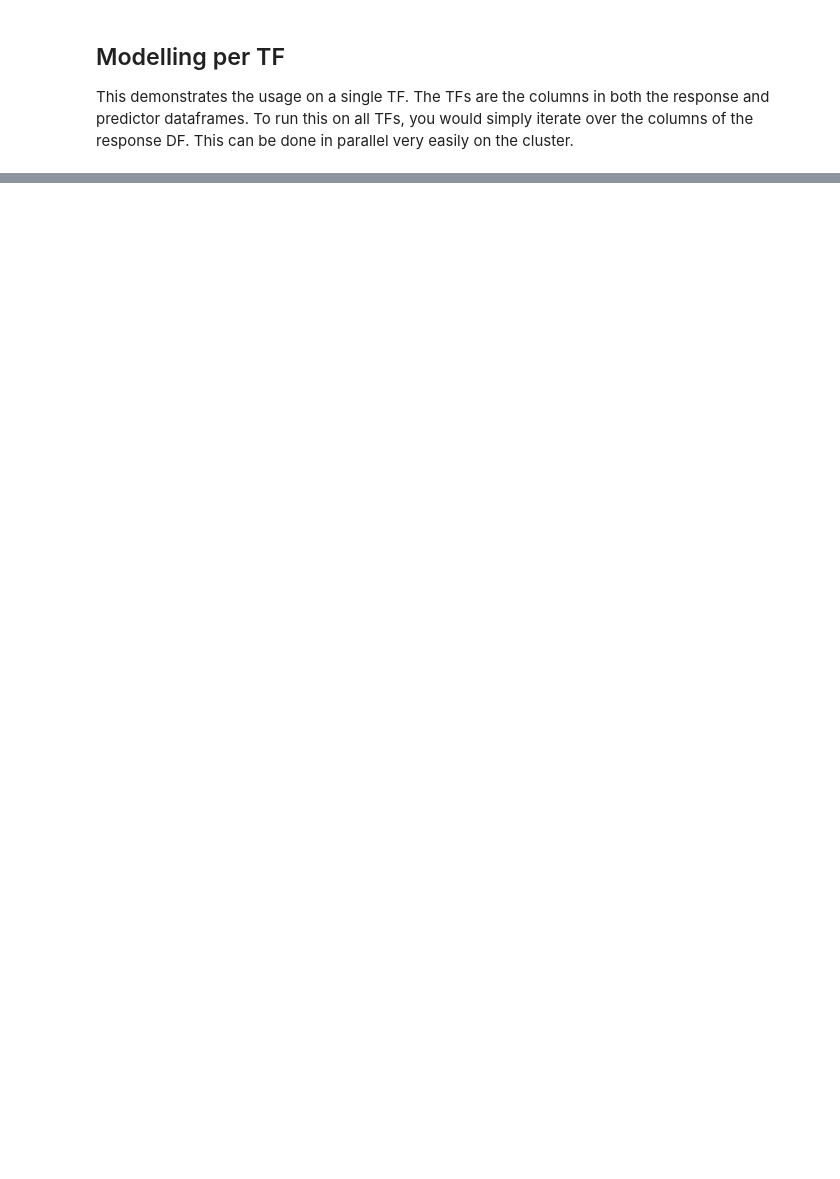
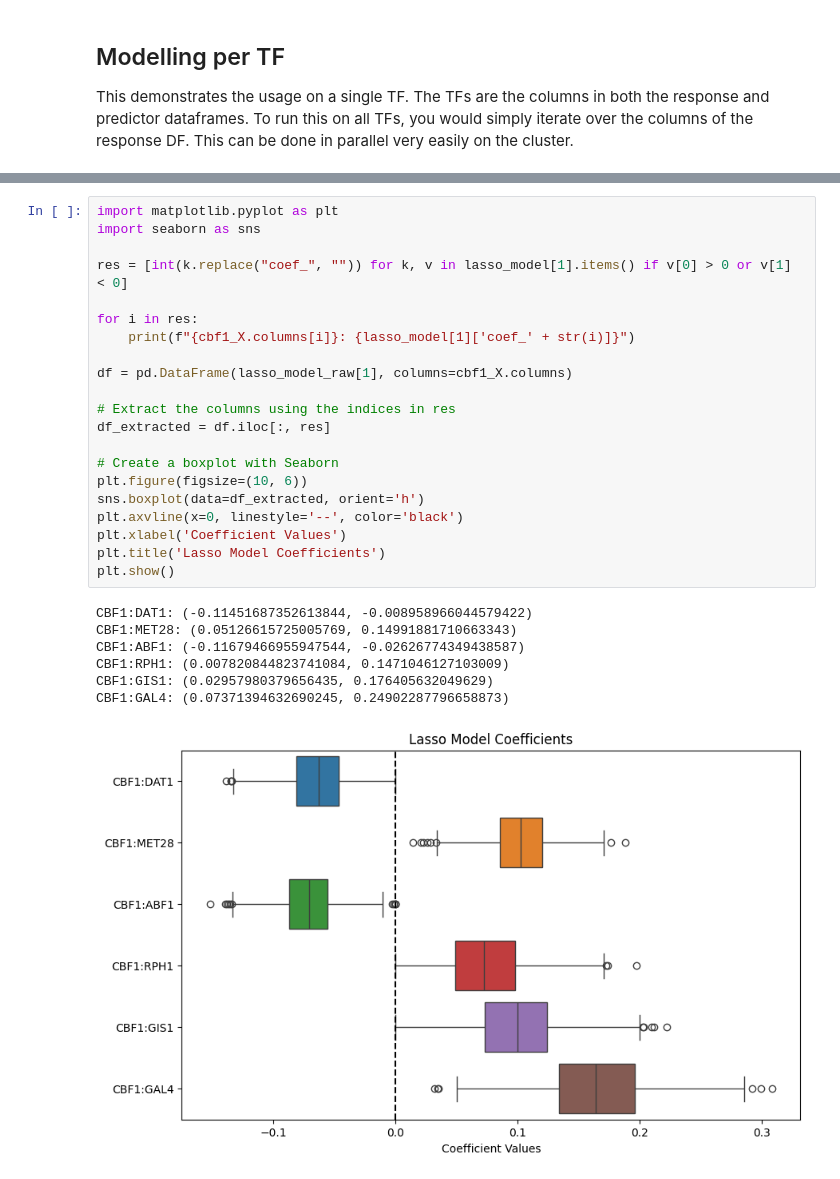
Before and after one commit to ejiawustl/yeastdnnexplorer, a Jupyter notebook: docs/tutorials/lassoCV.ipynb, the cells around one changed output, grey strips where cells are left out. Cells and saved outputs as stored; diff of their text form; blank space fills up the shorter version.

```diff
--- a/docs/tutorials/lassoCV.ipynb
+++ b/docs/tutorials/lassoCV.ipynb
@@ -389,0 +446,29 @@ lasso_model = bootstrap_lassoCV(y=cbf1_y, X=cbf1_X, estimator=lassoCV_estimator,
+# %%
+import matplotlib.pyplot as plt
+import seaborn as sns
+
+res = [int(k.replace("coef_", "")) for k, v in lasso_model[1].items() if v[0] > 0 or v[1] < 0]
+
+for i in res:
+    print(f"{cbf1_X.columns[i]}: {lasso_model[1]['coef_' + str(i)]}")
+
+df = pd.DataFrame(lasso_model_raw[1], columns=cbf1_X.columns)
+
+# Extract the columns using the indices in res
+df_extracted = df.iloc[:, res]
+
+# Create a boxplot with Seaborn
+plt.figure(figsize=(10, 6))
+sns.boxplot(data=df_extracted, orient='h')
+plt.axvline(x=0, linestyle='--', color='black')
+plt.xlabel('Coefficient Values')
+plt.title('Lasso Model Coefficients')
+plt.show()
+# %% [output]
+CBF1:DAT1: (-0.11451687352613844, -0.008958966044579422)
+CBF1:MET28: (0.05126615725005769, 0.14991881710663343)
+CBF1:ABF1: (-0.11679466955947544, -0.02626774349438587)
+CBF1:RPH1: (0.007820844823741084, 0.1471046127103009)
+CBF1:GIS1: (0.02957980379656435, 0.176405632049629)
+CBF1:GAL4: (0.07371394632690245, 0.24902287796658873)
+[figure, added]
```
Also changed, not shown: parts of 2 cells of this notebook, 2 other files.
